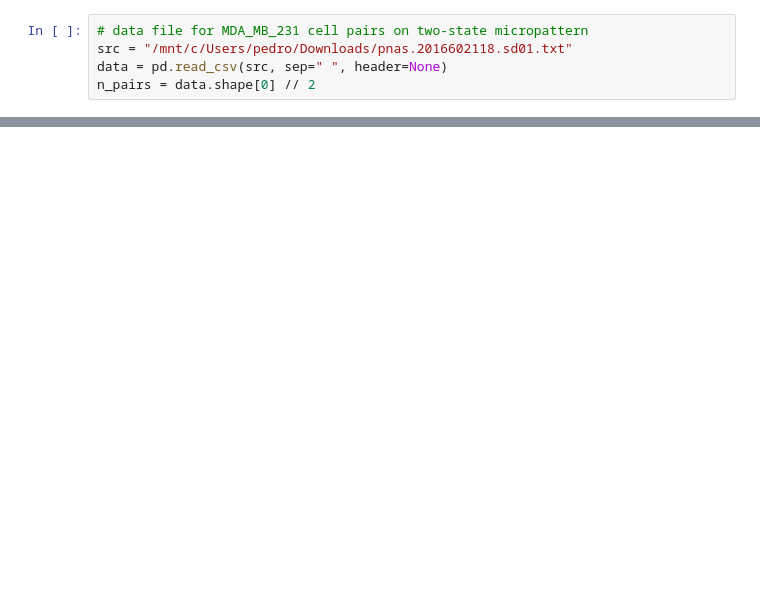
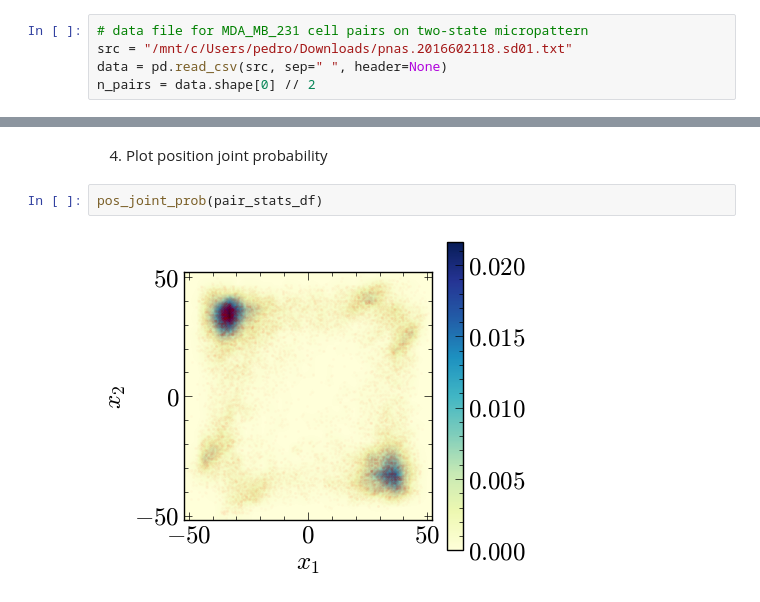
Before and after one commit to pedromzadeh/CCAM, a Jupyter notebook: driver/buckners_replay.ipynb, the cells around one changed output, grey strips where cells are left out. Drawn from its saved outputs; the diff is of its cells as text; blank space fills up the shorter version.

```diff
--- a/driver/buckners_replay.ipynb
+++ b/driver/buckners_replay.ipynb
@@ -165 +241,7 @@ plot_trajectories(pair_stats[2])
+# %% [markdown]
+4. Plot position joint probability
+# %%
+pos_joint_prob(pair_stats_df)
+# %% [output]
+[figure, added]
 # %% [markdown]
```
Also changed, not shown: parts of 21 cells of this notebook.
